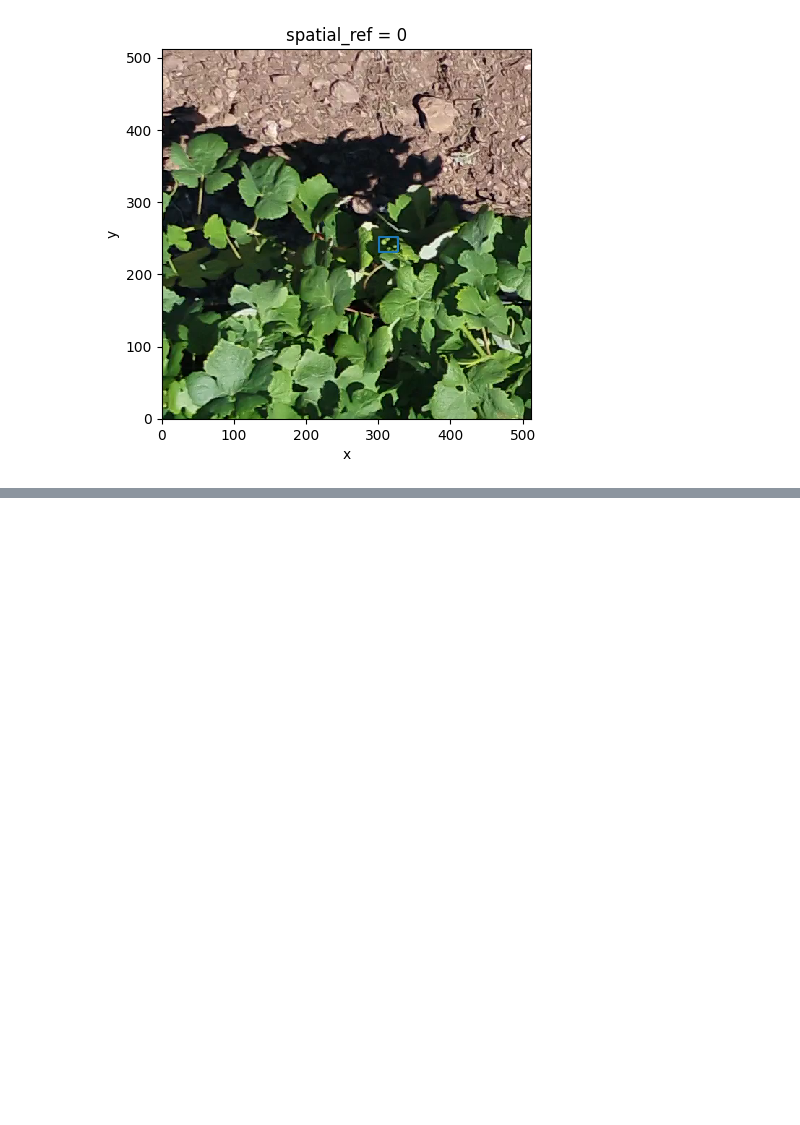
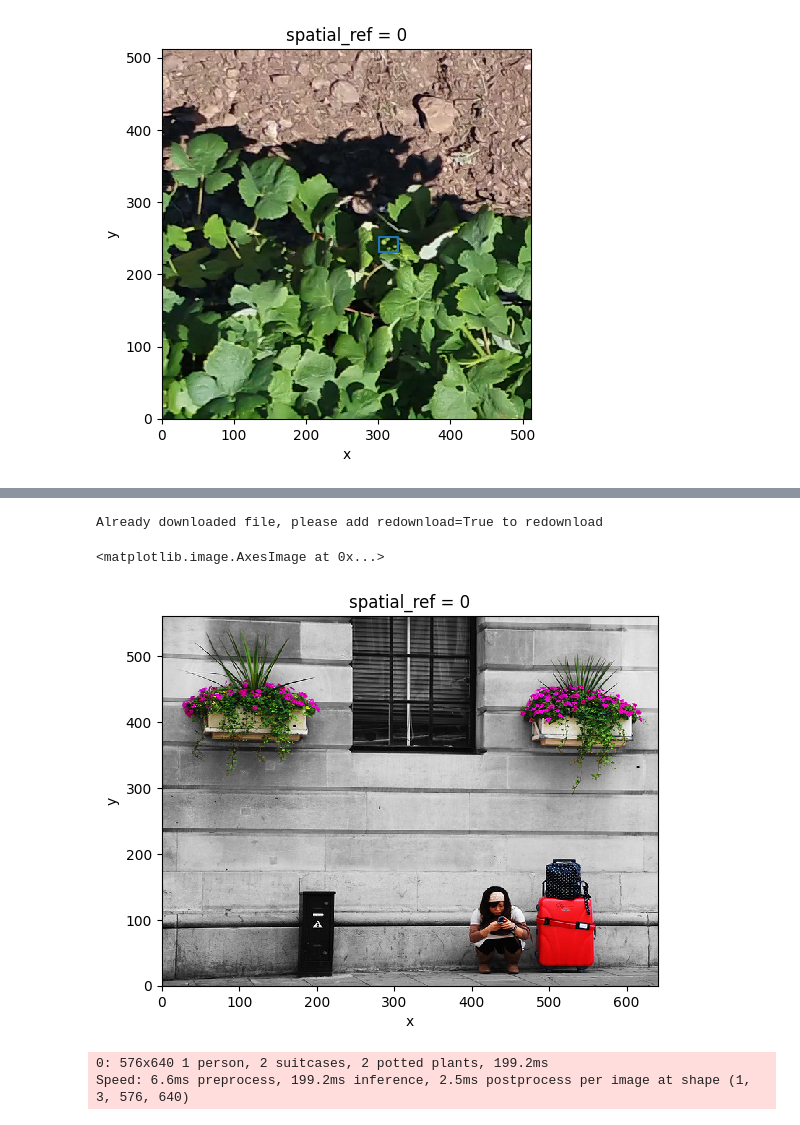
Before and after one commit to ICAERUS-EU/uavgeo, a Jupyter notebook: notebooks/import_export.ipynb, the cells around one changed output, grey strips where cells are left out. Saved outputs shown, nothing was run; the diff lists cells and outputs as text; code cells hidden in the pictures; blank space fills up the shorter version.

```diff
--- a/notebooks/import_export.ipynb
+++ b/notebooks/import_export.ipynb
@@ -427,0 +440,21 @@ type: index 1 is out of bounds for dimension 1 with size 1
+# %%
+
+import rioxarray as rx
+import numpy as np
+import uavgeo as ug
+from ultralytics import YOLO
+import zen3geo
+
+coco_url = "https://farm4.staticflickr.com/3146/2828991640_d4a07dae4c_z.jpg"
+fpath = ug.load.download(coco_url, filename = "coco_test.jpg")
+raster = rx.open_rasterio(fpath)
+
+#weird stuff happens with basic image rasters: in this case the y is flipped
+#lets unflip that first
+raster["y"] = raster["y"][::-1]
+
+raster.plot.imshow()
+# %% [output]
+Already downloaded file, please add redownload=True to redownload
+<matplotlib.image.AxesImage at 0x...>
+[figure, added]
@@ -427,0 +471,6 @@ type: index 1 is out of bounds for dimension 1 with size 1
+# %%
+r = list(coco_dp)
+dfs = list(coco_predicted)
+# %% [output]
+0: 576x640 1 person, 2 suitcases, 2 potted plants, 199.2ms
+Speed: 6.6ms preprocess, 199.2ms inference, 2.5ms postprocess per image at shape (1, 3, 576, 640)
```
Also changed, not shown: parts of 39 cells of this notebook, 8 other files.
